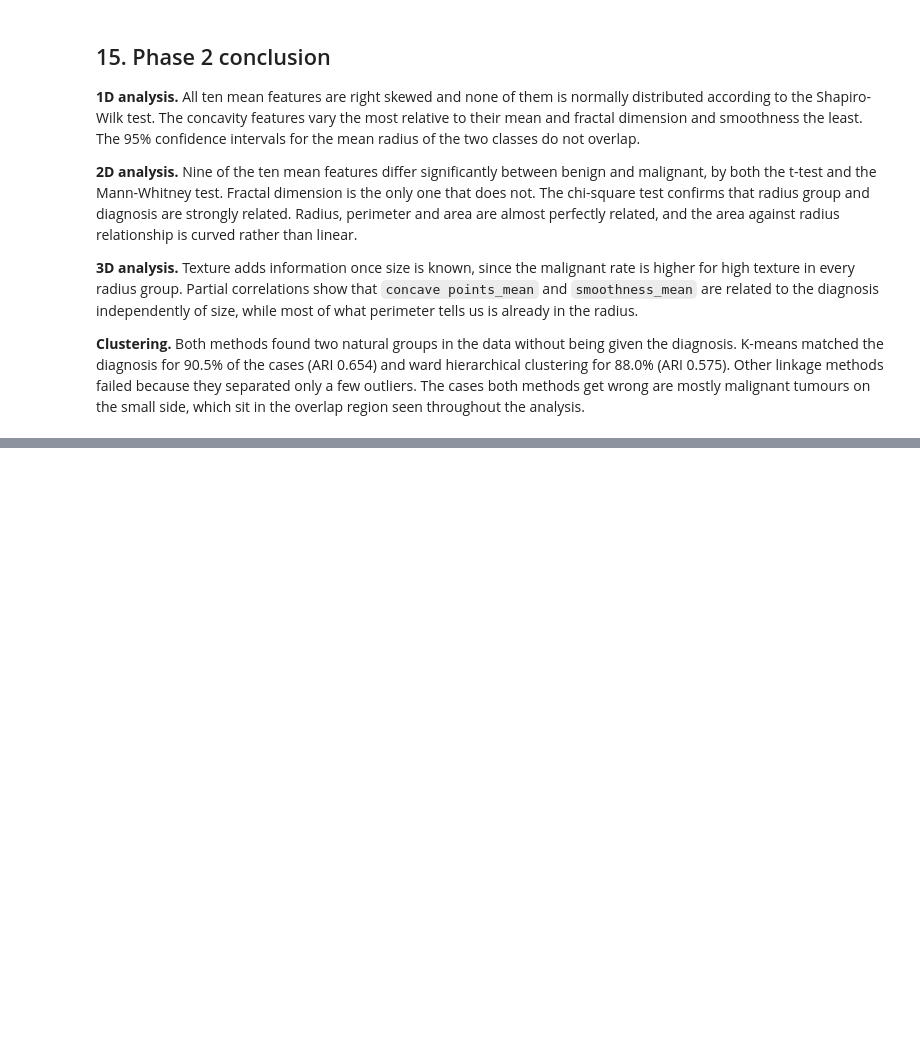
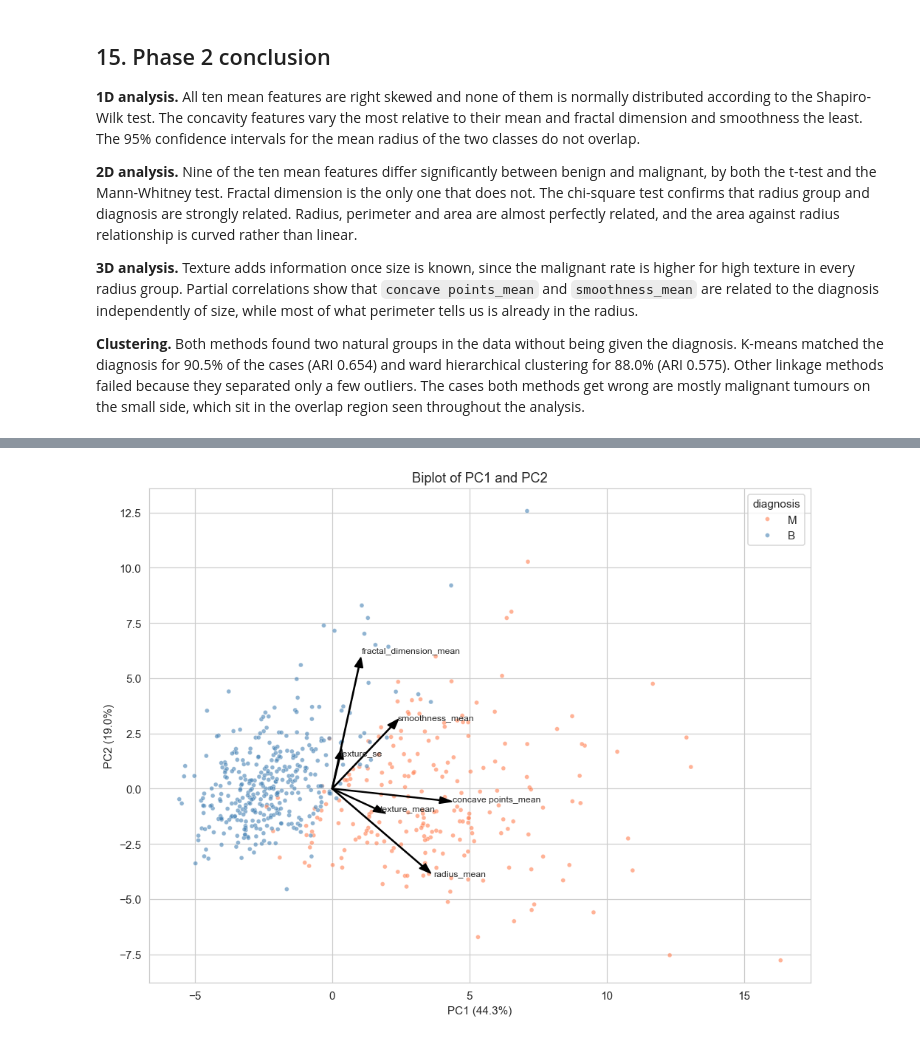
Before and after one commit to HussainDiyab/Hussain_Diyab, a Jupyter notebook: EDA_Phase1.ipynb, the cells around one changed output, grey strips where cells are left out. Saved outputs shown, nothing was run; the diff lists cells and outputs as text; code cells hidden in the pictures; blank space fills up the shorter version.

```diff
--- a/EDA_Phase1.ipynb
+++ b/EDA_Phase1.ipynb
@@ -1259,0 +1355,18 @@ which sit in the overlap region seen throughout the analysis.
+# %%
+scores = pca_all.transform(df_scaled)
+arrows = ["radius_mean", "texture_mean", "smoothness_mean", "concave points_mean",
+          "fractal_dimension_mean", "texture_se"]
+
+plt.figure(figsize=(9, 7))
+sns.scatterplot(x=scores[:, 0], y=scores[:, 1], hue=df["diagnosis"], palette=colors, s=15, alpha=0.6)
+for f in arrows:
+    x, y = loadings.loc[f, "PC1"] * 15, loadings.loc[f, "PC2"] * 15
+    plt.arrow(0, 0, x, y, color="black", width=0.03, head_width=0.3)
+    plt.text(x * 1.12, y * 1.12, f, fontsize=8)
+plt.title("Biplot of PC1 and PC2")
+plt.xlabel("PC1 (%.1f%%)" % (var[0] * 100))
+plt.ylabel("PC2 (%.1f%%)" % (var[1] * 100))
+plt.tight_layout()
+plt.show()
+# %% [output]
+[figure, added]
```
Also changed, not shown: parts of 33 cells of this notebook, 1 other file.
